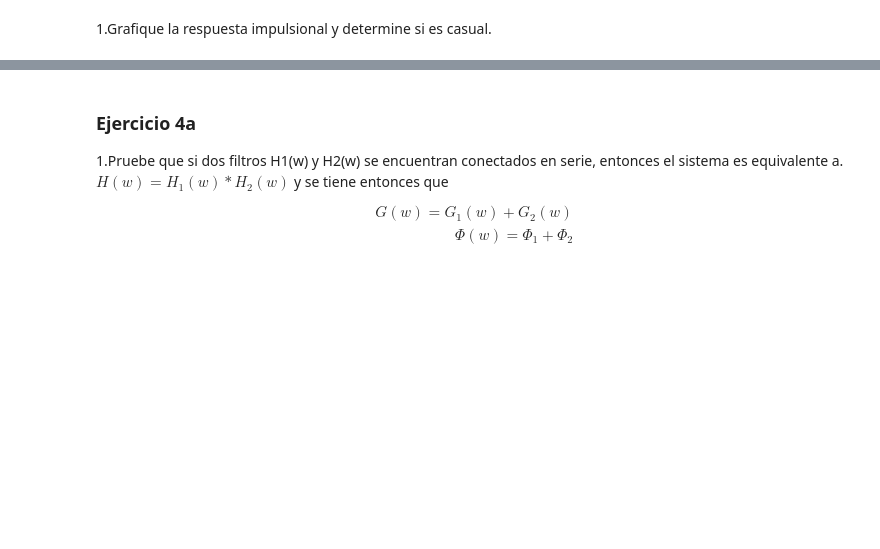
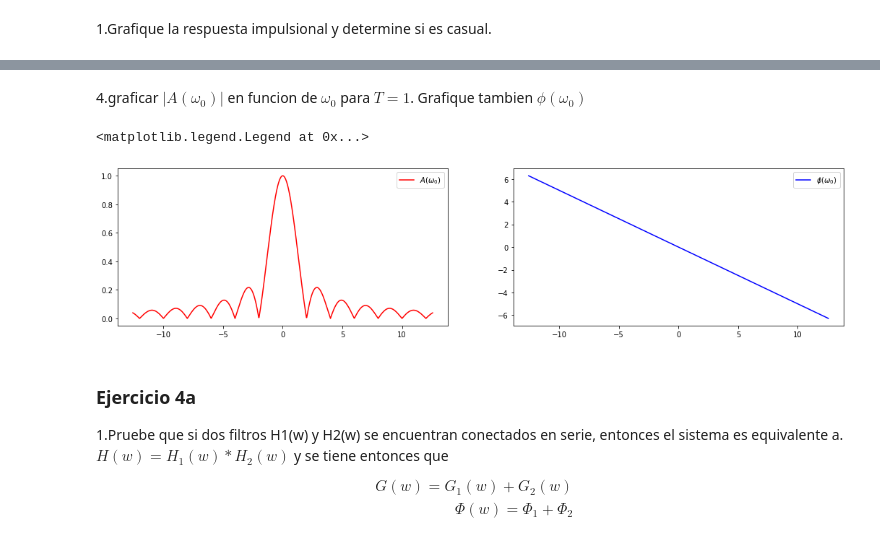
Before and after one commit to electronmaxi/Project-FMPS, a Jupyter notebook: ProjectFMPS.ipynb, the cells around one changed output, grey strips where cells are left out. Saved outputs shown, nothing was run; the diff lists cells and outputs as text; code cells hidden in the pictures; blank space fills up the shorter version.

```diff
--- a/ProjectFMPS.ipynb
+++ b/ProjectFMPS.ipynb
@@ -267,3 +309,23 @@ Filtro medio.
+# %% [markdown]
+4.graficar $|A(ω_0)|$ en funcion de $\omega_0$ para $T = 1$. Grafique tambien $\phi(\omega_0)$
+# %%
+T=1
+N = 2**10 + 1 # 1025
+L = 4*np.pi
+t = np.linspace(-L, L, N)
+w0=np.linspace(-L, L, N)
+x = 1/(1+(t-1)**2)
+xhat = np.pi*np.exp(-np.abs(w-1))
+A= np.sinc(w0*T/2)
+phi = -w0*T/2
+fig, ax = plt.subplots(1,2,figsize=(18,4))
+o1 = ax[0].plot(w0,np.abs(A),'r-',label = '$A(\omega_0)$')
+o2 = ax[1].plot(w0, phi, 'b-', label='$\phi(\omega_0)$')
+ax[0].legend()
+ax[1].legend()
+# %% [output]
+<matplotlib.legend.Legend at 0x...>
+[figure, added]
 # %% [markdown]
 ### Ejercicio 4a
 1.Pruebe que si dos filtros H1(w) y H2(w) se encuentran conectados en serie, entonces el sistema es equivalente a. $H(w)=H_{1}(w)*H_{2}(w)$ y se tiene entonces que
```
Also changed, not shown: parts of 7 cells of this notebook.
